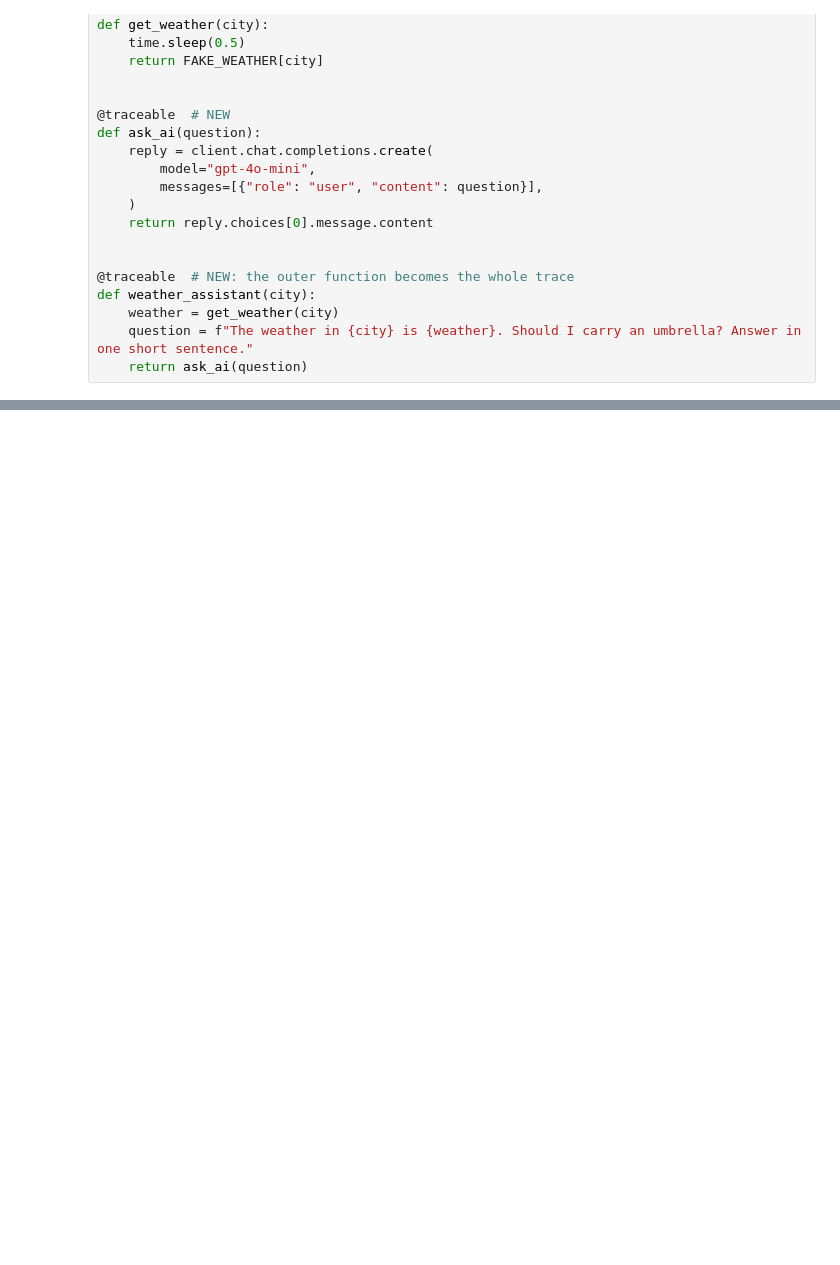
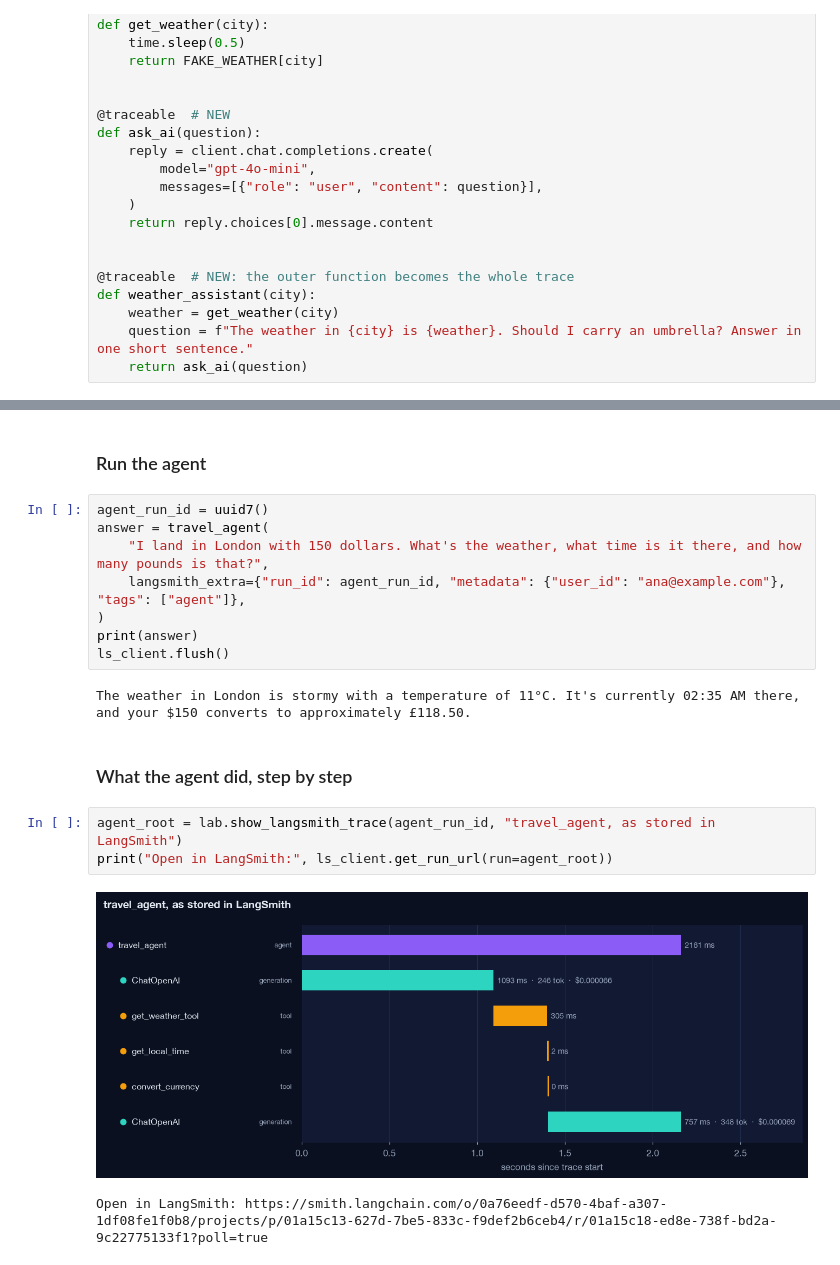
Before and after one commit to fnusatvik07/ai-observability-lab, a Jupyter notebook: notebooks/03_langsmith.ipynb, the cells around one changed output, grey strips where cells are left out. Drawn from its saved outputs; the diff is of its cells as text; blank space fills up the shorter version.

```diff
--- a/notebooks/03_langsmith.ipynb
+++ b/notebooks/03_langsmith.ipynb
@@ -82,0 +211,20 @@ No, you don't need to carry an umbrella.
+# %% [markdown]
+### Run the agent
+# %%
+agent_run_id = uuid7()
+answer = travel_agent(
+    "I land in London with 150 dollars. What's the weather, what time is it there, and how many pounds is that?",
+    langsmith_extra={"run_id": agent_run_id, "metadata": {"user_id": "ana@example.com"}, "tags": ["agent"]},
+)
+print(answer)
+ls_client.flush()
+# %% [output]
+The weather in London is stormy with a temperature of 11°C. It's currently 02:35 AM there, and your $150 converts to approximately £118.50.
+# %% [markdown]
+### What the agent did, step by step
+# %%
+agent_root = lab.show_langsmith_trace(agent_run_id, "travel_agent, as stored in LangSmith")
+print("Open in LangSmith:", ls_client.get_run_url(run=agent_root))
+# %% [output]
+[figure, added]
+Open in LangSmith: https://smith.langchain.com/o/0a76eedf-d570-4baf-a307-1df08fe1f0b8/projects/p/01a15c13-627d-7be5-833c-f9def2b6ceb4/r/01a15c18-ed8e-738f-bd2a-9c22775133f1?poll=true
```
Also changed, not shown: parts of 17 cells of this notebook, 37 other files.
